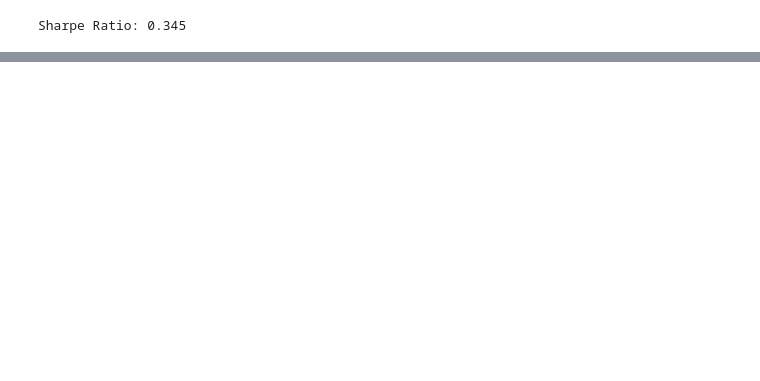
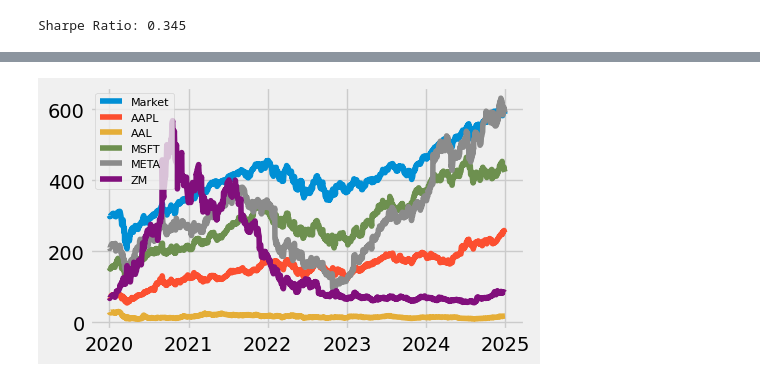
Before and after one commit to ciccmeek/Michael-Ciccarelli-FNCE-Python, a Jupyter notebook: financialdataanalysis.ipynb, the cells around one changed output, grey strips where cells are left out. Saved outputs shown, nothing was run; the diff lists cells and outputs as text; code cells hidden in the pictures; blank space fills up the shorter version.

```diff
--- a/financialdataanalysis.ipynb
+++ b/financialdataanalysis.ipynb
@@ -226,0 +277,12 @@ Sharpe Ratio: 0.345
+# %%
+microsoft = yf.Ticker("MSFT")
+
+tickers = ["SPY", "AAL", "ZM", "MSFT", "META", 'AAPL']
+
+end_date = datetime.date.today().strftime('%Y-%m-%d')
+microsoft = yf.Ticker("MSFT")
+MSFT = microsoft.history(start = "2020-01-01", end= "2024-12-31")
+
+for ticker in tickers:
+    globals()[ticker] = yf.Ticker(ticker)
+    globals()[ticker] = globals()[ticker].history(start = "2020-01-01", end= "2024-12-31")
@@ -226,0 +324,4 @@ Sharpe Ratio: 0.345
+# %%
+import pandas as pd
+df = pd.DataFrame({'Market': SPY, 'AAPL':AAPL, 'AAL':AAL, 'MSFT':MSFT, 'META':META,'ZM':ZM})
+df.tail()
@@ -226,0 +339,10 @@ Sharpe Ratio: 0.345
+# %%
+import matplotlib.pyplot as plt # Import the pyplot module from matplotlib and assign it to the alias 'plt'
+import pandas as pd # import the pandas module to enable the use of the pd alias
+plt.style.use('fivethirtyeight')
+plt.figure(figsize=(5, 3))
+plt.plot(df, label=df.columns)
+plt.legend(loc='upper left',fontsize=8)
+plt.show()
+# %% [output]
+[figure, added]
```
Also changed, not shown: parts of 70 cells of this notebook.
